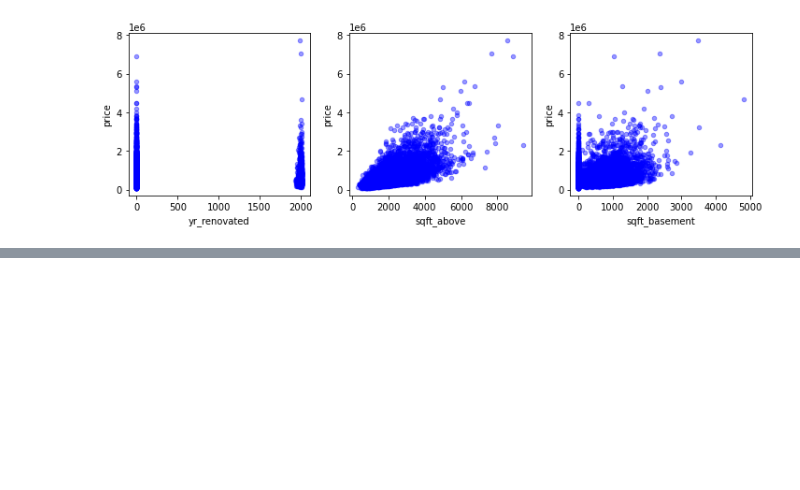
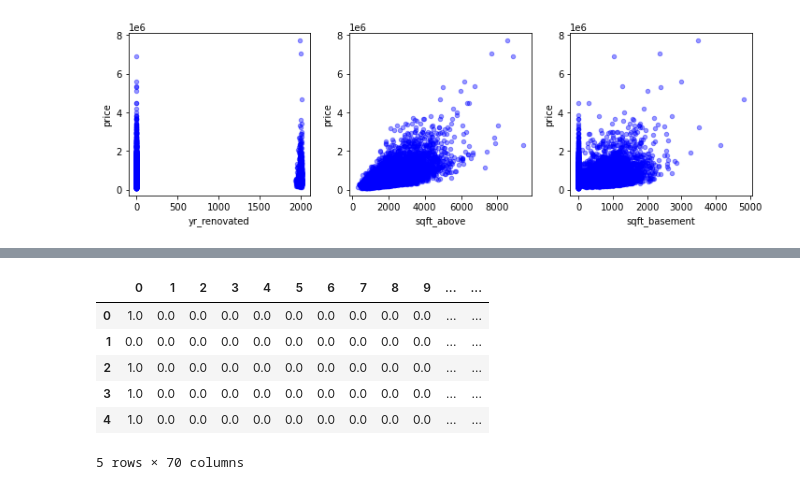
Before and after one commit to rahulakrish/linear_regression, a Jupyter notebook: phase2_project.ipynb, the cells around one changed output, grey strips where cells are left out. Cells and saved outputs as stored; diff of their text form; code cells hidden in the pictures; blank space fills up the shorter version.

```diff
--- a/phase2_project.ipynb
+++ b/phase2_project.ipynb
@@ -77,0 +252,4 @@ for xcol, ax in zip(['yr_renovated','sqft_above','sqft_basement'], axes):
+# %%
+#converting the encoded values into a df
+condition_encoded_df = pd.DataFrame(condition_encoded,index=data.index)
+condition_encoded_df.head()
@@ -77,0 +263,8 @@ for xcol, ax in zip(['yr_renovated','sqft_above','sqft_basement'], axes):
+# %%
+#renaming the columns
+old_names= condition_encoded_df.columns
+new_names = ['condition_0','condition_1','condition_2','condition_3','condition_4']
+names = dict(zip(old_names,new_names))
+
+condition_encoded_df.rename(columns=names,inplace=True)
+condition_encoded_df
@@ -77,0 +285,5 @@ for xcol, ax in zip(['yr_renovated','sqft_above','sqft_basement'], axes):
+# %%
+#adding to the original data df
+data.drop('condition',axis=1,inplace=True)
+data = pd.concat([data,condition_encoded_df],axis=1)
+data.head()
@@ -77,0 +298,7 @@ for xcol, ax in zip(['yr_renovated','sqft_above','sqft_basement'], axes):
+# %%
+#transforming the yr_renovated column
+year = data[['yr_renovated']]
+year_encoder = OneHotEncoder(categories='auto', sparse=False, handle_unknown='ignore')
+year_encoder.fit(year)
+year_encoded = year_encoder.transform(year)
+year_encoded
@@ -77,0 +313,12 @@ for xcol, ax in zip(['yr_renovated','sqft_above','sqft_basement'], axes):
+# %%
+#converting year_encoded into a df
+year_encoded_df = pd.DataFrame(year_encoded,index=data.index)
+year_encoded_df.head()
+# %% [output]
+|  | 0 | 1 | 2 | 3 | 4 | 5 | 6 | 7 | 8 | 9 | ... | ... |
+| 0 | 1.0 | 0.0 | 0.0 | 0.0 | 0.0 | 0.0 | 0.0 | 0.0 | 0.0 | 0.0 | ... | ... |
+| 1 | 0.0 | 0.0 | 0.0 | 0.0 | 0.0 | 0.0 | 0.0 | 0.0 | 0.0 | 0.0 | ... | ... |
+| 2 | 1.0 | 0.0 | 0.0 | 0.0 | 0.0 | 0.0 | 0.0 | 0.0 | 0.0 | 0.0 | ... | ... |
+| 3 | 1.0 | 0.0 | 0.0 | 0.0 | 0.0 | 0.0 | 0.0 | 0.0 | 0.0 | 0.0 | ... | ... |
+| 4 | 1.0 | 0.0 | 0.0 | 0.0 | 0.0 | 0.0 | 0.0 | 0.0 | 0.0 | 0.0 | ... | ... |
+5 rows × 70 columns
```
Also changed, not shown: parts of 30 cells of this notebook.
